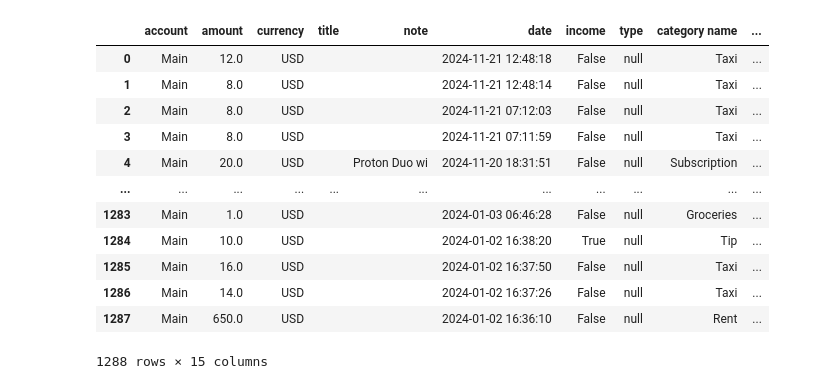
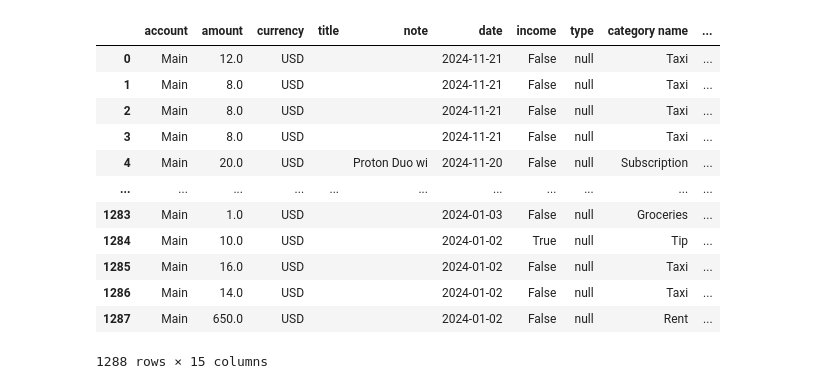
Before and after one commit to creyes-git/Projects, a Jupyter notebook: Cashew_Board/scripts/plotly_charts.ipynb, the cells around one changed output. Drawn from its saved outputs; the diff is of its cells as text; code cells hidden in the pictures.

```diff
--- a/Cashew_Board/scripts/plotly_charts.ipynb
+++ b/Cashew_Board/scripts/plotly_charts.ipynb
@@ -1,34 +1,36 @@
 # %%
 import pandas as pd
 import plotly.express as px
 import plotly.graph_objects as go
 import os
 
 data_folder = r"/workspaces/Projects/Cashew_Board/data"
 file_on_folder = os.listdir(data_folder)[0]
 
 def android_to_hex(color_code):
     hex_code = "#{:06x}".format(color_code & 0xffffff)
     return hex_code
 
 df = pd.read_csv(fr"{data_folder}/{file_on_folder}", engine = "pyarrow", keep_default_na = False)
 df["color"] = df["color"].apply(android_to_hex)
 df['amount'] = df['amount'].abs() # Transform negative values to positive
+df["date"] = pd.to_datetime(df["date"].dt.strftime("%m-%d-%Y"))
+
 
 df
 # %% [output]
 |  | account | amount | currency | title | note | date | income | type | category name | ... |
-| 0 | Main | 12.0 | USD |  |  | 2024-11-21 12:48:18 | False | null | Taxi | ... |
-| 1 | Main | 8.0 | USD |  |  | 2024-11-21 12:48:14 | False | null | Taxi | ... |
-| 2 | Main | 8.0 | USD |  |  | 2024-11-21 07:12:03 | False | null | Taxi | ... |
-| 3 | Main | 8.0 | USD |  |  | 2024-11-21 07:11:59 | False | null | Taxi | ... |
-| 4 | Main | 20.0 | USD |  | Proton Duo wi | 2024-11-20 18:31:51 | False | null | Subscription | ... |
+| 0 | Main | 12.0 | USD |  |  | 2024-11-21 | False | null | Taxi | ... |
+| 1 | Main | 8.0 | USD |  |  | 2024-11-21 | False | null | Taxi | ... |
+| 2 | Main | 8.0 | USD |  |  | 2024-11-21 | False | null | Taxi | ... |
+| 3 | Main | 8.0 | USD |  |  | 2024-11-21 | False | null | Taxi | ... |
+| 4 | Main | 20.0 | USD |  | Proton Duo wi | 2024-11-20 | False | null | Subscription | ... |
 | ... | ... | ... | ... | ... | ... | ... | ... | ... | ... | ... |
-| 1283 | Main | 1.0 | USD |  |  | 2024-01-03 06:46:28 | False | null | Groceries | ... |
-| 1284 | Main | 10.0 | USD |  |  | 2024-01-02 16:38:20 | True | null | Tip | ... |
-| 1285 | Main | 16.0 | USD |  |  | 2024-01-02 16:37:50 | False | null | Taxi | ... |
-| 1286 | Main | 14.0 | USD |  |  | 2024-01-02 16:37:26 | False | null | Taxi | ... |
-| 1287 | Main | 650.0 | USD |  |  | 2024-01-02 16:36:10 | False | null | Rent | ... |
+| 1283 | Main | 1.0 | USD |  |  | 2024-01-03 | False | null | Groceries | ... |
+| 1284 | Main | 10.0 | USD |  |  | 2024-01-02 | True | null | Tip | ... |
+| 1285 | Main | 16.0 | USD |  |  | 2024-01-02 | False | null | Taxi | ... |
+| 1286 | Main | 14.0 | USD |  |  | 2024-01-02 | False | null | Taxi | ... |
+| 1287 | Main | 650.0 | USD |  |  | 2024-01-02 | False | null | Rent | ... |
 1288 rows × 15 columns
 # %%
 def plot_category_map(df: pd.DataFrame, category : str):
```
Also changed, not shown: parts of 1 cell of this notebook, 3 other files.
